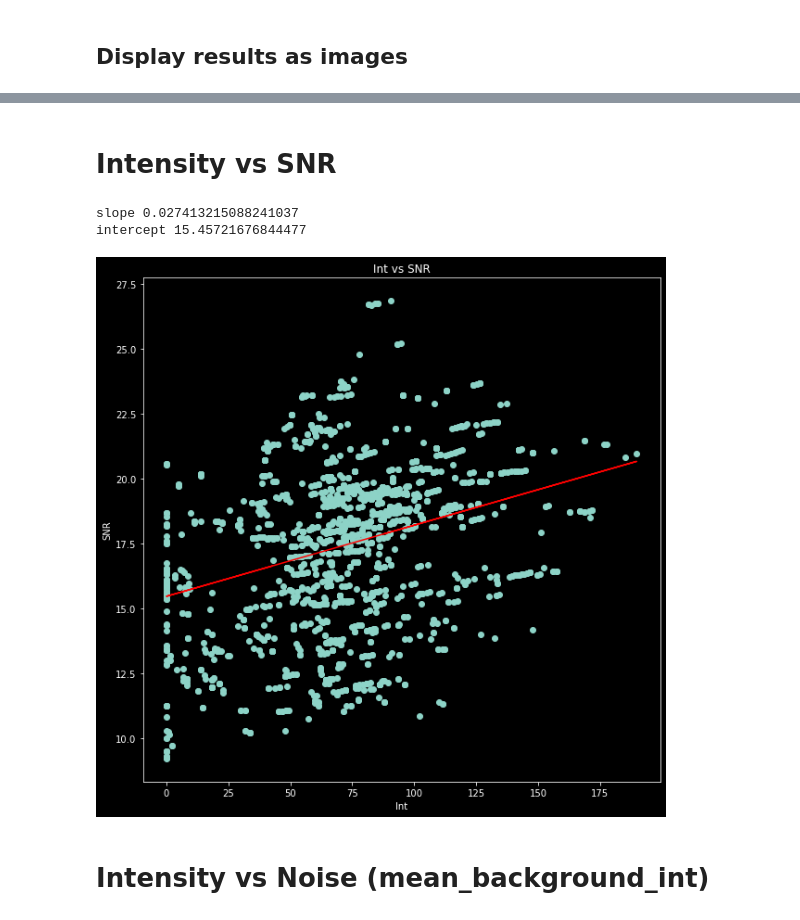
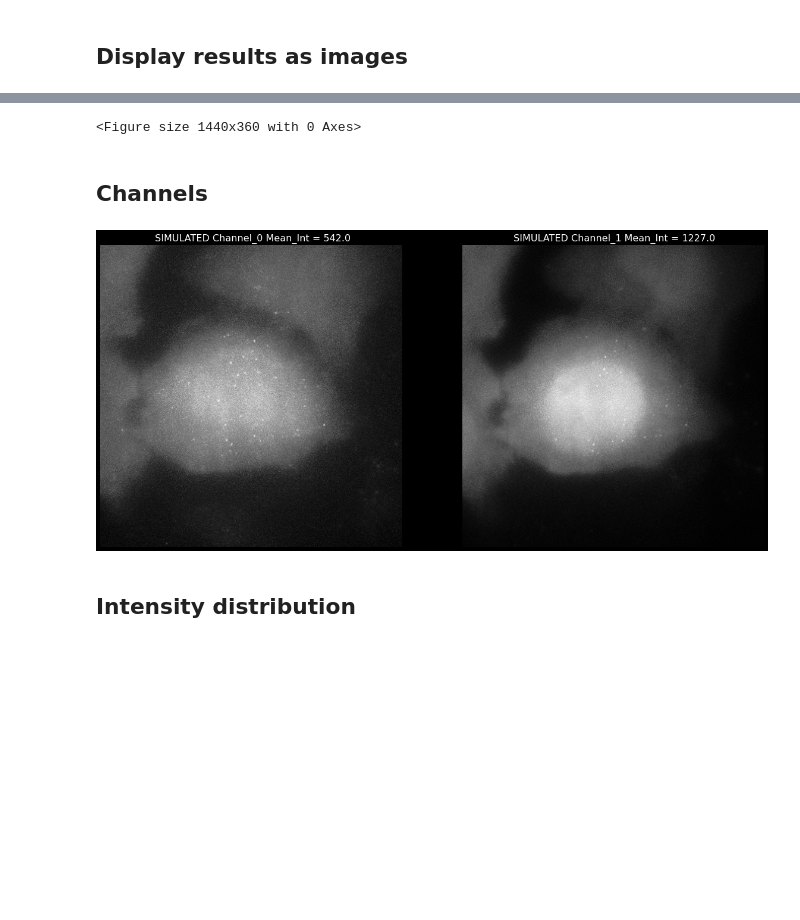
Before and after one commit to MunskyGroup/rsnaped, a Jupyter notebook: notebooks/Analysis_Real_Data/Analysis_simulated_cells.ipynb, the cells around one changed output, grey strips where cells are left out. Cells and saved outputs as stored; diff of their text form; code cells hidden in the pictures; blank space fills up the shorter version.

```diff
--- a/notebooks/Analysis_Real_Data/Analysis_simulated_cells.ipynb
+++ b/notebooks/Analysis_Real_Data/Analysis_simulated_cells.ipynb
@@ -233,27 +239,38 @@ print(list_videos[0][0,:,:,0].mean())
+# %%
+fig_size = (20, 5)
+f = plt.figure(figsize=fig_size)
+def fun_scatter_plot(x,y, title='', xlab='', ylab='',
+                alpha=1, color='r',
+                subplots=False, show_grid=True, fig=f):
+    m, b = np.polyfit(x,y, 1)
+    mean_x = np.mean(x)
+    mean_y = np.mean(y)
+    #axarr = f.add_subplot(1,1,1)
+    plt.scatter(x, y, alpha=alpha, color=color)
+    plt.plot(x, m*x + b,'-w',linewidth=2)
+    plt.plot(mean_x,mean_y,'o',color='w' ,  markersize=20)
+    plt.xlim(min(x), max(x))
+    plt.xlabel(xlab, size=16)
+    plt.ylabel(ylab, size=16)
+    plt.grid(show_grid)
+    plt.title(title, size=16)
+    return(f)
+# %% [output]
+<Figure size 1440x360 with 0 Axes>
+# %% [markdown]
+## Channels
+# %%
+selected_timePoint = 0 # selecting a frame to display in the plot.
+fig_size = (20, 10)
+fig, ax = plt.subplots(ncols=2,nrows=1, figsize=fig_size)
+for i in range(0,2):
+  mean_int = list_videos[0][selected_timePoint,:,:,i].mean()
+  ax[i].imshow(list_videos[0][selected_timePoint,:,:,i],cmap='Greys_r')
+  ax[i].axis('off')
+  ax[i].set_title(' SIMULATED Channel_'+str(i) + ' Mean_Int = ' +str(round(mean_int,0)) , size=16)
+plt.savefig('./results/sim_cell.png')
+plt.show()
+# %% [output]
+[figure, added]
 # %% [markdown]
-# Intensity vs SNR
+## Intensity distribution
-# %%
-if all_data == True:
-    x = df.red_int_mean.values
-    y = df.SNR_red.values
-else:
-    x = df[df['frame'] ==sel_timepoint].red_int_mean.values
-    y = df[df['frame'] ==sel_timepoint].SNR_red.values
-
-m, b = np.polyfit(x,y, 1)
-print('slope',m)
-print('intercept',b)
-
-plt.figure(figsize=(10,10))
-plt.scatter(x, y)
-plt.plot(x, m*x + b,'-r')
-plt.title('Int vs SNR')
-plt.ylabel('SNR')
-plt.xlabel('Int')
-plt.show()
-# %% [output]
-slope 0.027413215088241037
-intercept 15.45721676844477
-[figure, removed]
-# %% [markdown]
-# Intensity vs Noise (mean_background_int)
```
Also changed, not shown: parts of 19 cells of this notebook, 7 other files.
